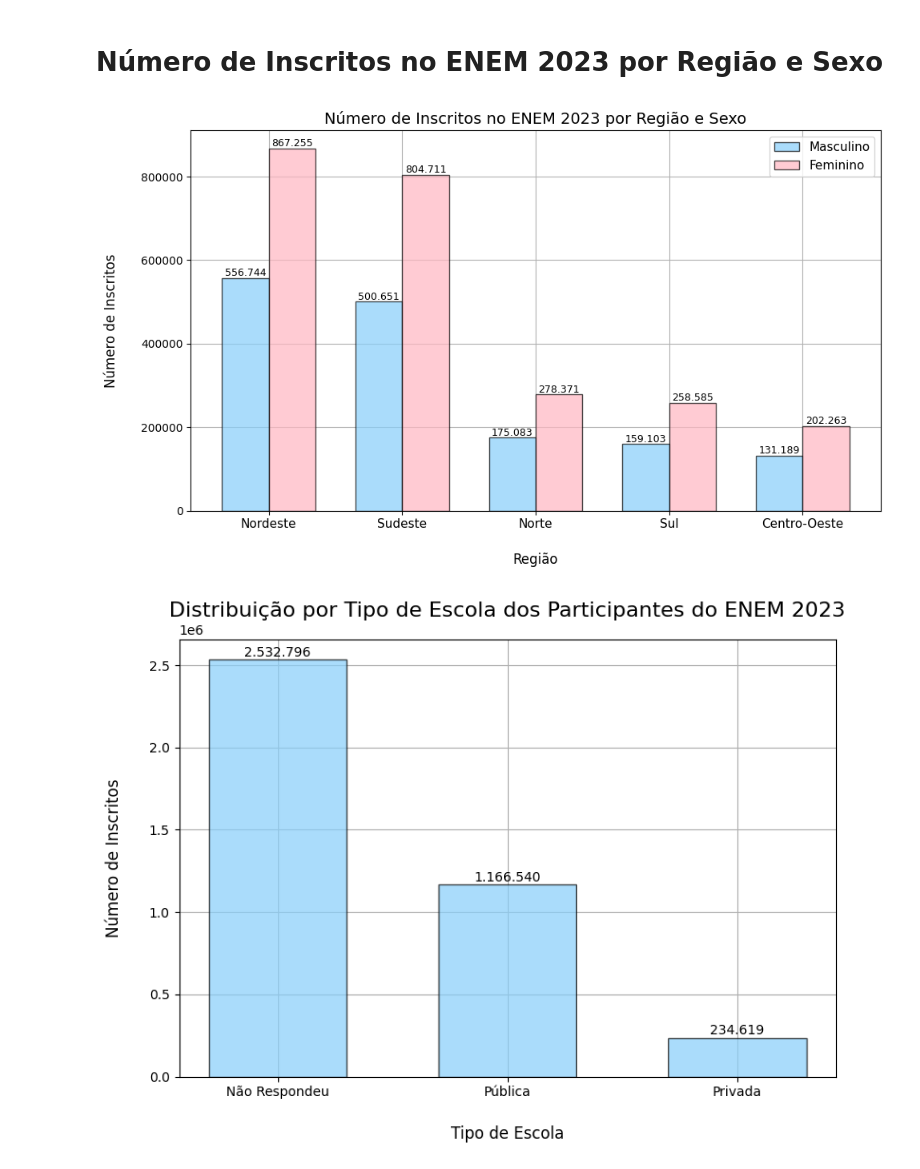
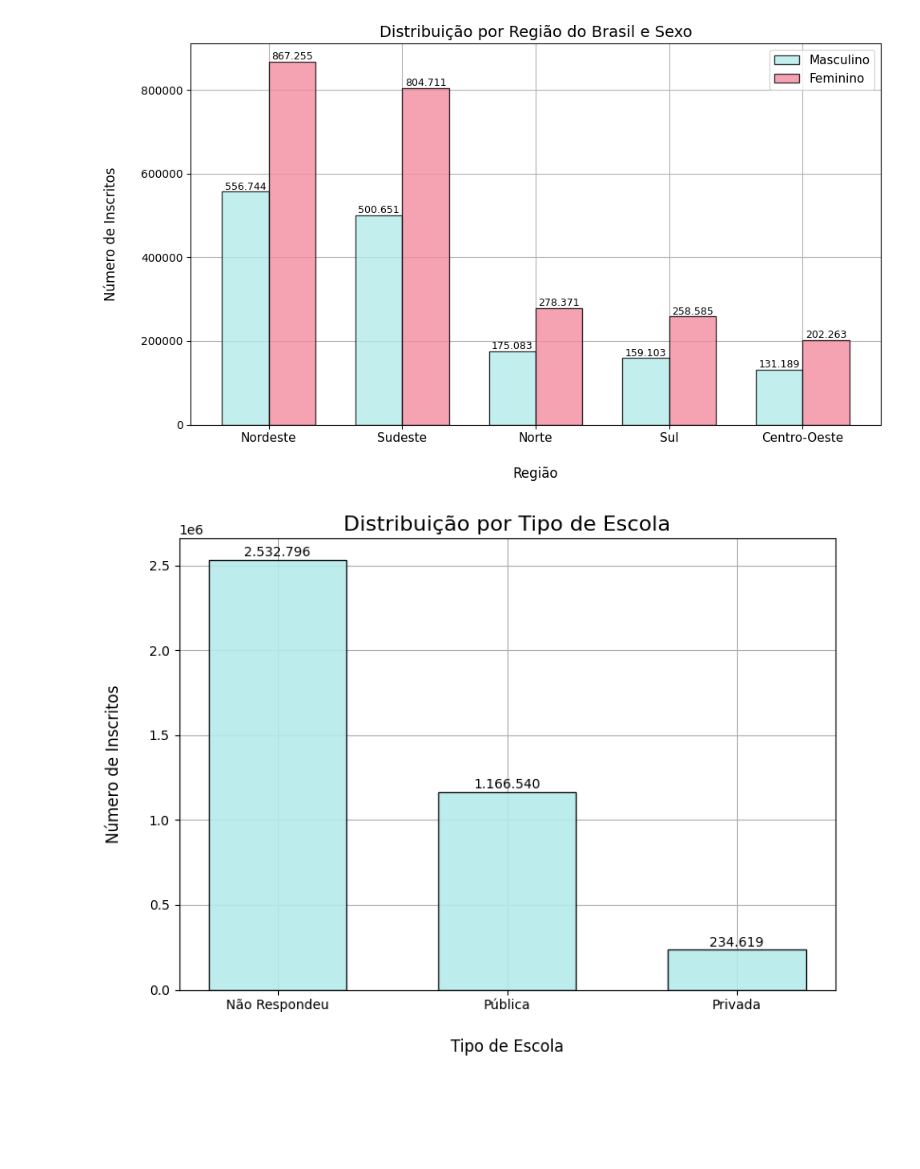
Before and after one commit to g-coutos/tcc, a Jupyter notebook: tcc.ipynb, the cells around one changed output. Drawn from its saved outputs; the diff is of its cells as text; code cells hidden in the pictures; blank space fills up the shorter version.

```diff
--- a/tcc.ipynb
+++ b/tcc.ipynb
@@ -112,31 +108,0 @@ print(participants_by_region)
-# %%
-plt.figure(figsize=(10, 6))
-bars = plt.bar(
-    participants_by_region["Região"],
-    participants_by_region["Número de Inscritos"],
-    color="lightskyblue",
-    edgecolor="black",
-    alpha=0.7,
-    zorder=2,
-)
-
-for bar in bars:
-    height = bar.get_height() + 10000
-    plt.text(
-        bar.get_x() + bar.get_width() / 2,
-        height,
-        f"{height:,.0f}".replace(",", "."),
-        ha="center",
-        fontsize=11,
-        color="black"
-    )
-
-plt.title("Número de Inscritos no ENEM 2023 por Região", fontsize=14)
-plt.xlabel("Região", fontsize=12, labelpad=20)
-plt.ylabel("Número de Inscritos", fontsize=12, labelpad=20)
-plt.xticks(fontsize=11)
-plt.yticks(fontsize=11)
-plt.grid(zorder=2)
-
-plt.tight_layout()
-plt.show()
@@ -145,6 +109,5 @@ plt.show()
-# %% [markdown]
-# Número de Inscritos no ENEM 2023 por Região e Sexo
 # %%
+# Número de Inscritos no ENEM 2023 por Região e Sexo
 sex_type_and_region_data = data[["TP_SEXO", "ST_REGIAO"]]
 
 grouped_data = sex_type_and_region_data.groupby(["ST_REGIAO", "TP_SEXO"]).size().reset_index(name="Número de Inscritos")
@@ -157,42 +120,42 @@ grouped_data["ST_REGIAO"] = pd.Categorical(
     ordered=True
 )
 
 grouped_data = grouped_data.sort_values(["ST_REGIAO", "TP_SEXO"])
 
 pivot_data = grouped_data.pivot(index="ST_REGIAO", columns="TP_SEXO", values="Número de Inscritos").fillna(0)
 
 x = np.arange(len(pivot_data))
 width = 0.35
 
 fig, ax = plt.subplots(figsize=(10, 6))
 
-bars_m = ax.bar(x - width/2, pivot_data.get("M", 0), width, label="Masculino", color="lightskyblue", edgecolor="black", alpha=0.7, zorder=2)
-bars_f = ax.bar(x + width/2, pivot_data.get("F", 0), width, label="Feminino", color="lightpink", edgecolor="black", alpha=0.7, zorder=2)
+bars_m = ax.bar(x - width/2, pivot_data.get("M", 0), width, label="Masculino", color="#B5EAEA", edgecolor="black", alpha=0.8, zorder=2)
+bars_f = ax.bar(x + width/2, pivot_data.get("F", 0), width, label="Feminino", color="#F38BA0", edgecolor="black", alpha=0.8, zorder=2)
 
 for bars in [bars_m, bars_f]:
     for rect in bars:
-        height = rect.get_height()
         ax.text(
             rect.get_x() + rect.get_width()/2,
-            height + 5000,
-            f"{height:,.0f}".replace(",", "."),
+            rect.get_height() + 5000,
+            f"{rect.get_height():,.0f}".replace(",", "."),
             ha="center",
             fontsize=9
         )
 
-ax.set_title("Número de Inscritos no ENEM 2023 por Região e Sexo", fontsize=14)
+ax.set_title("Distribuição por Região do Brasil e Sexo", fontsize=14)
 ax.set_xlabel("Região", fontsize=12, labelpad=20)
 ax.set_ylabel("Número de Inscritos", fontsize=12, labelpad=20)
 ax.set_xticks(x)
 ax.set_xticklabels(pivot_data.index, fontsize=11)
 ax.legend(fontsize=11)
 plt.grid(zorder=0)
-
 plt.tight_layout()
+plt.savefig('3.png')
 plt.show()
 # %% [output]
-[figure, old version]
+[figure, new version]
 # %%
+# Distribuição por Tipo de Escola dos Participantes do ENEM 2023
 school_type_map = {
     1: "Não Respondeu",
     2: "Pública",
@@ -207,33 +170,25 @@ plt.figure(figsize=(8, 6))
 bars = plt.bar(
     school_type_distribution.index,
     school_type_distribution.values,
-    color="lightskyblue",
+    color="#B5EAEA",
     edgecolor="black",
     width=0.6,
-    alpha=0.7,
+    alpha=0.9,
     zorder=2
 )
 
-for bar in bars:
-    height = bar.get_height()
-    plt.text(
-        bar.get_x() + bar.get_width() / 2,
-        height + 20000,
-        f"{height:,.0f}".replace(",", "."),
-        ha="center",
-        fontsize=10
-    )
+add_top_bar_labels(bars, 20000)
 
-plt.title("Distribuição por Tipo de Escola dos Participantes do ENEM 2023", fontsize=16)
+plt.title("Distribuição por Tipo de Escola", fontsize=16)
 plt.xlabel("Tipo de Escola", fontsize=12, labelpad=20)
 plt.ylabel("Número de Inscritos", fontsize=12, labelpad=20)
 plt.xticks(fontsize=10)
 plt.yticks(fontsize=10)
 plt.tight_layout()
 plt.grid(zorder=0)
-
 plt.tight_layout()
+plt.savefig('4.png')
 plt.show()
 # %% [output]
-[figure, old version]
+[figure, new version]
 # %%
```
Also changed, not shown: parts of 16 cells of this notebook, 8 other files.
